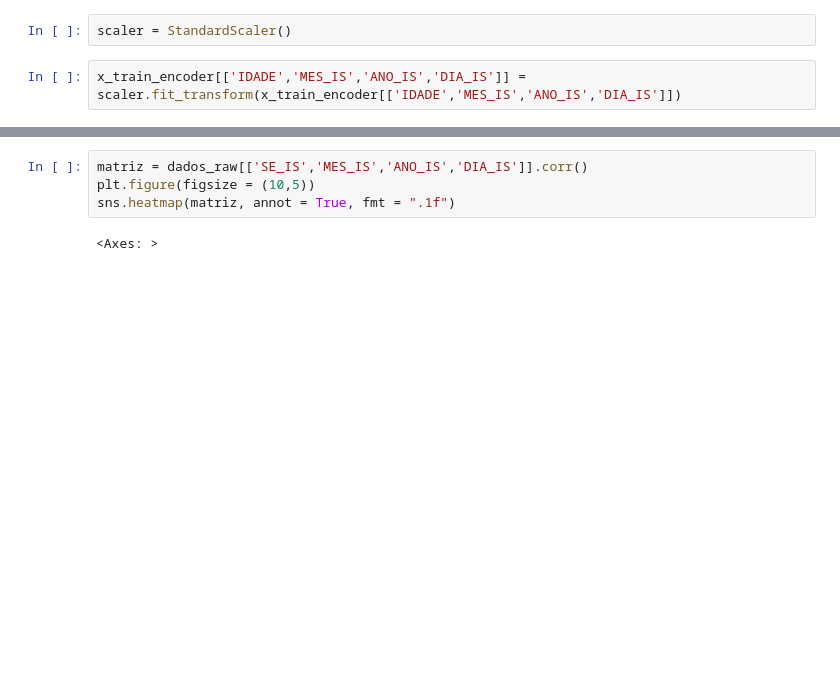
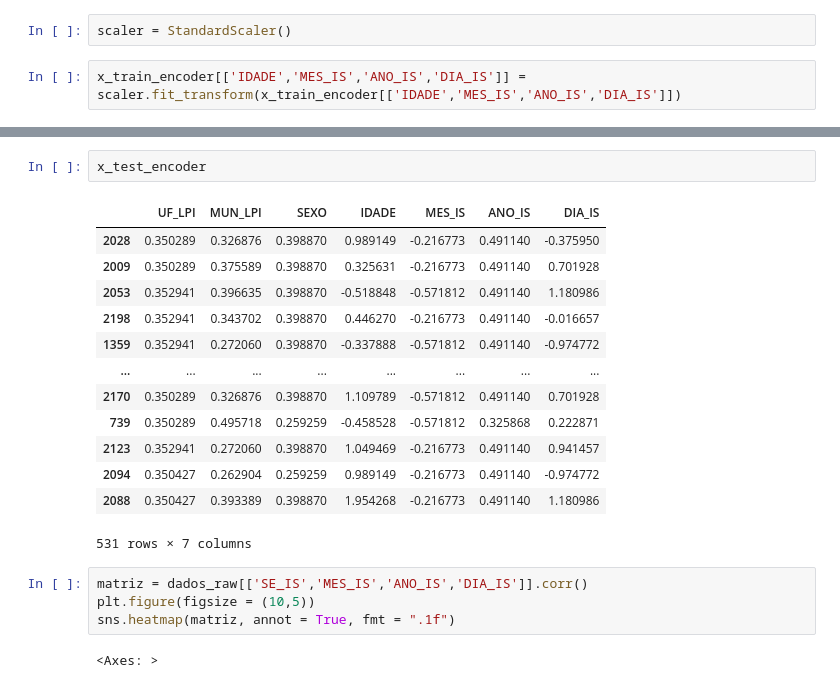
Before and after one commit to Muniz97/Yellow-fever-Febre-Amarela, a Jupyter notebook: 3 - Preprocessing/Yellow_Fever_Preprocessing.ipynb, the cells around one changed output, grey strips where cells are left out. Drawn from its saved outputs; the diff is of its cells as text; blank space fills up the shorter version.

```diff
--- a/3 - Preprocessing/Yellow_Fever_Preprocessing.ipynb
+++ b/3 - Preprocessing/Yellow_Fever_Preprocessing.ipynb
@@ -153,3 +196,19 @@ sns.heatmap(matriz)
+# %%
+x_test_encoder
+# %% [output]
+|  | UF_LPI | MUN_LPI | SEXO | IDADE | MES_IS | ANO_IS | DIA_IS |
+| 2028 | 0.350289 | 0.326876 | 0.398870 | 0.989149 | -0.216773 | 0.491140 | -0.375950 |
+| 2009 | 0.350289 | 0.375589 | 0.398870 | 0.325631 | -0.216773 | 0.491140 | 0.701928 |
+| 2053 | 0.352941 | 0.396635 | 0.398870 | -0.518848 | -0.571812 | 0.491140 | 1.180986 |
+| 2198 | 0.352941 | 0.343702 | 0.398870 | 0.446270 | -0.216773 | 0.491140 | -0.016657 |
+| 1359 | 0.352941 | 0.272060 | 0.398870 | -0.337888 | -0.571812 | 0.491140 | -0.974772 |
+| ... | ... | ... | ... | ... | ... | ... | ... |
+| 2170 | 0.350289 | 0.326876 | 0.398870 | 1.109789 | -0.571812 | 0.491140 | 0.701928 |
+| 739 | 0.350289 | 0.495718 | 0.259259 | -0.458528 | -0.571812 | 0.325868 | 0.222871 |
+| 2123 | 0.352941 | 0.272060 | 0.398870 | 1.049469 | -0.216773 | 0.491140 | 0.941457 |
+| 2094 | 0.350427 | 0.262904 | 0.259259 | 0.989149 | -0.216773 | 0.491140 | -0.974772 |
+| 2088 | 0.350427 | 0.393389 | 0.398870 | 1.954268 | -0.216773 | 0.491140 | 1.180986 |
+531 rows × 7 columns
 # %%
 matriz = dados_raw[['SE_IS','MES_IS','ANO_IS','DIA_IS']].corr()
 plt.figure(figsize = (10,5))
```
Also changed, not shown: parts of 10 cells of this notebook.
